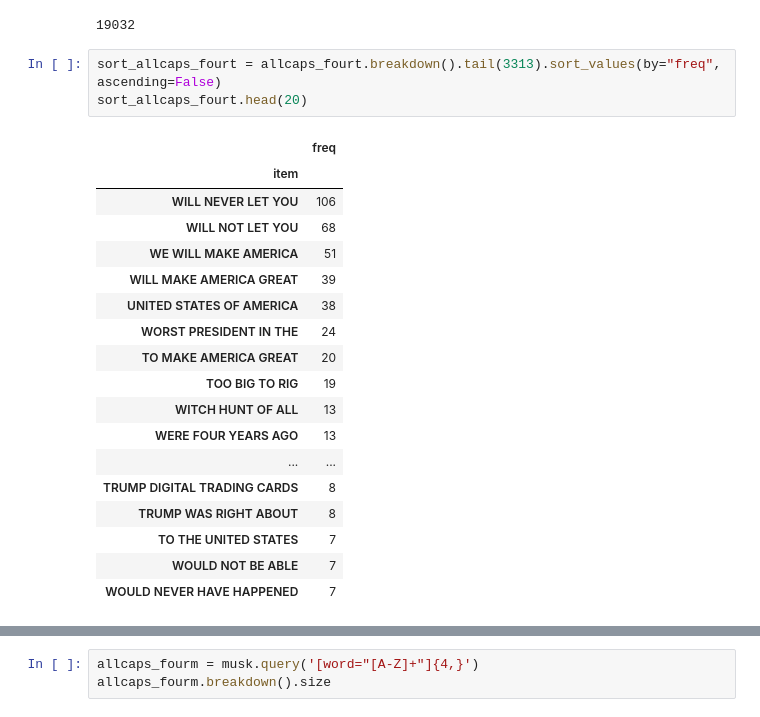
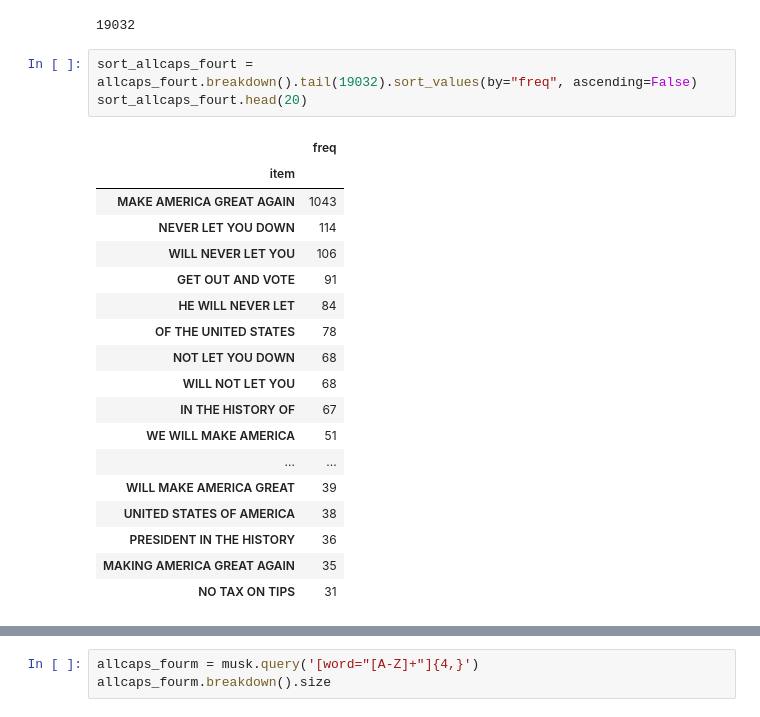
Before and after one commit to vivien3mueller/TrumMus, a Jupyter notebook: 04 CWB_cwb-ccc.ipynb, the cells around one changed output, grey strips where cells are left out. Drawn from its saved outputs; the diff is of its cells as text.

```diff
--- a/04 CWB_cwb-ccc.ipynb
+++ b/04 CWB_cwb-ccc.ipynb
@@ -1266,24 +1398,24 @@ allcaps_fourt.breakdown().size
 # %% [output]
 19032
 # %%
-sort_allcaps_fourt = allcaps_fourt.breakdown().tail(3313).sort_values(by="freq", ascending=False)
+sort_allcaps_fourt = allcaps_fourt.breakdown().tail(19032).sort_values(by="freq", ascending=False)
 sort_allcaps_fourt.head(20)
 # %% [output]
 |  | freq |
 | item |  |
+| MAKE AMERICA GREAT AGAIN | 1043 |
+| NEVER LET YOU DOWN | 114 |
 | WILL NEVER LET YOU | 106 |
+| GET OUT AND VOTE | 91 |
+| HE WILL NEVER LET | 84 |
+| OF THE UNITED STATES | 78 |
+| NOT LET YOU DOWN | 68 |
 | WILL NOT LET YOU | 68 |
+| IN THE HISTORY OF | 67 |
 | WE WILL MAKE AMERICA | 51 |
+| ... | ... |
 | WILL MAKE AMERICA GREAT | 39 |
 | UNITED STATES OF AMERICA | 38 |
-| WORST PRESIDENT IN THE | 24 |
-| TO MAKE AMERICA GREAT | 20 |
-| TOO BIG TO RIG | 19 |
-| WITCH HUNT OF ALL | 13 |
-| WERE FOUR YEARS AGO | 13 |
-| ... | ... |
-| TRUMP DIGITAL TRADING CARDS | 8 |
-| TRUMP WAS RIGHT ABOUT | 8 |
-| TO THE UNITED STATES | 7 |
-| WOULD NOT BE ABLE | 7 |
-| WOULD NEVER HAVE HAPPENED | 7 |
+| PRESIDENT IN THE HISTORY | 36 |
+| MAKING AMERICA GREAT AGAIN | 35 |
+| NO TAX ON TIPS | 31 |
```
Also changed, not shown: parts of 40 cells of this notebook.
